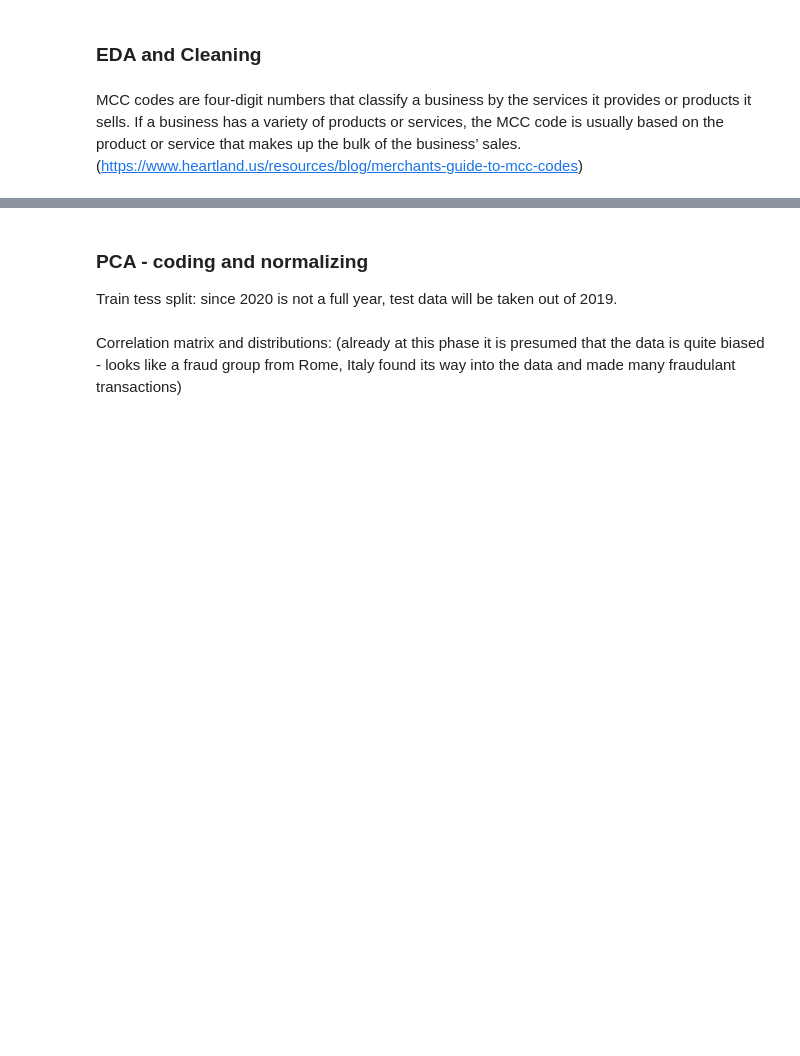
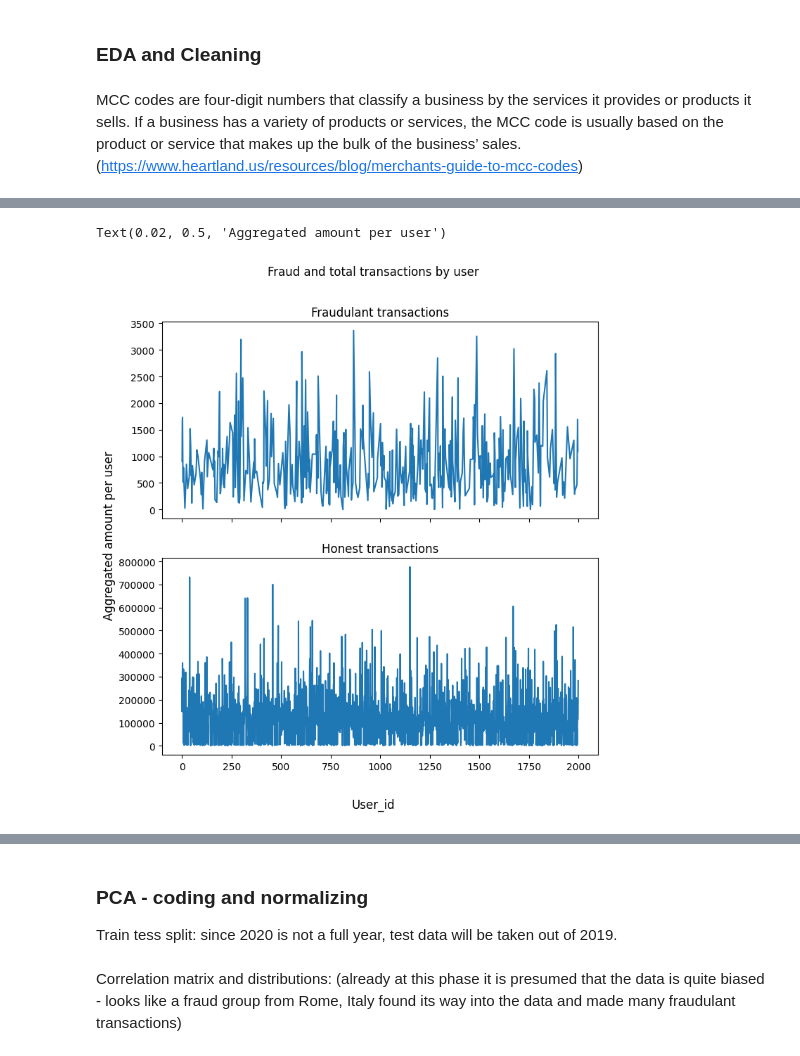
Before and after one commit to triggertiger/Model2Production, a Jupyter notebook: notebooks/eda.ipynb, the cells around one changed output, grey strips where cells are left out. Cells and saved outputs as stored; diff of their text form; code cells hidden in the pictures; blank space fills up the shorter version.

```diff
--- a/notebooks/eda.ipynb
+++ b/notebooks/eda.ipynb
@@ -175,14 +285,17 @@ normal['amount'].nlargest(5)              # there are several transactions with
 # %%
 data['amount'].groupby(data['user']).sum()
 fig, axs = plt.subplots(2, 1, sharex=True, figsize= (8, 8))
-fig.suptitle('Amount per transaction by fraudulance')
+fig.suptitle('Fraud and total transactions by user')
 axs[0].plot( fraud['amount'].groupby(fraud['user']).sum())
 axs[0].set_title('Fraudulant transactions')
 axs[1].plot(normal['amount'].groupby(normal['user']).sum())
 axs[1].set_title('Honest transactions')
 
 fig.supxlabel('User_id')
 fig.supylabel('Aggregated amount per user')
+# %% [output]
+Text(0.02, 0.5, 'Aggregated amount per user')
+[figure, added]
 # %%
 # fraud accross time
 
```
Also changed, not shown: parts of 16 cells of this notebook, 2 other files.
